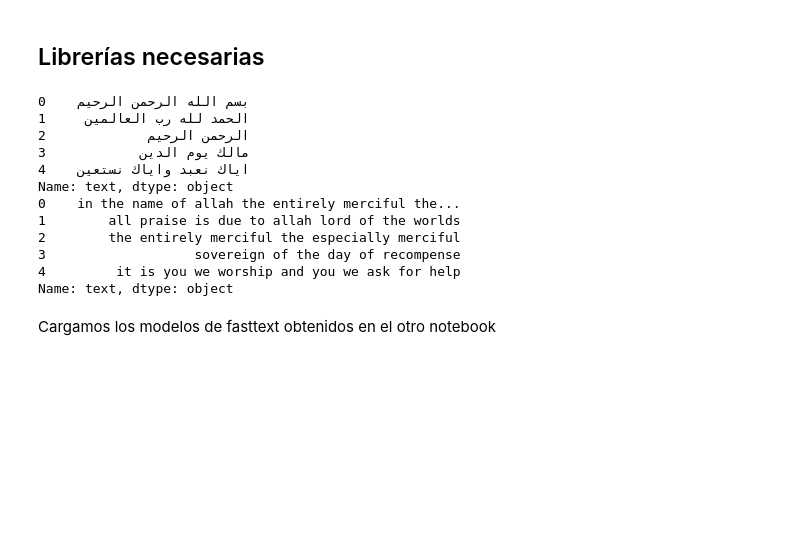
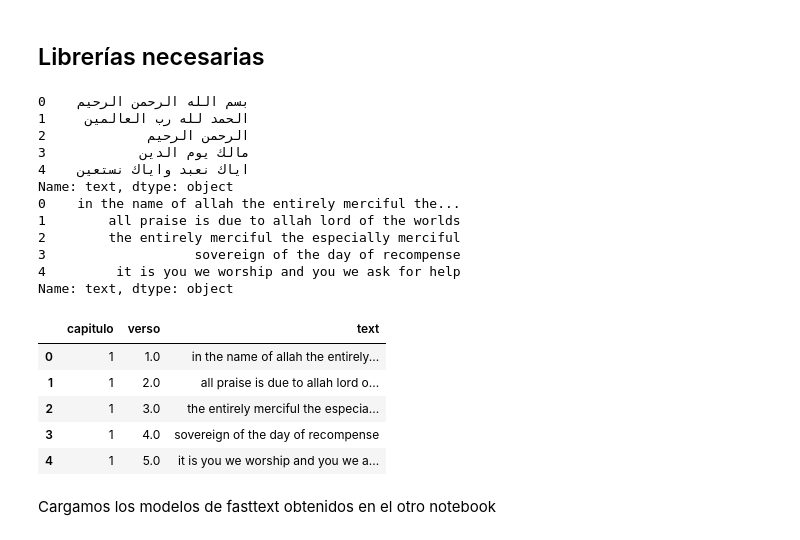
Before and after one commit to UnaiOlaiz/NLP-Group-Project, a Jupyter notebook: src/Generador de Topics + Clustering.ipynb, the cells around one changed output. Saved outputs shown, nothing was run; the diff lists cells and outputs as text; code cells hidden in the pictures; blank space fills up the shorter version.

```diff
--- a/src/Generador de Topics + Clustering.ipynb
+++ b/src/Generador de Topics + Clustering.ipynb
@@ -18,31 +18,39 @@ from sklearn.feature_extraction.text import CountVectorizer
 from transformers import pipeline
 import seaborn as sns
 # %%
-df_ar = pd.read_csv("../data/cleaned_data/arabe_limpio.csv", names=["text"], encoding="utf-8")
+df_ar = pd.read_csv("../data/cleaned_data/arabe_limpio.csv", sep="\t", encoding="utf-8")
+df_ar.rename(columns={"Texto": "text", "Capítulo": "capitulo", "Versículo": "versiculo"}, inplace=True)
 print(df_ar["text"].head())
 
 eng_q = pd.read_csv('../data/cleaned_data/cleaned_english_quran.txt',
                     sep="|",
-                    names=["Capítulo", "Versículo", "text"],
+                    names=["capitulo", "verso", "text"],
                     engine="python",
                     quoting=3, # Necesario para evitar problemas con las comillas en el texto en inglés.
                     header=None)
 
-df_eng = pd.DataFrame(eng_q["text"])
-print(df_eng["text"].head())
+df_en = pd.DataFrame(eng_q)
+print(df_en["text"].head())
+df_en.head()
 # %% [output]
 0    بسم الله الرحمن الرحيم
 1     الحمد لله رب العالمين
 2             الرحمن الرحيم
 3            مالك يوم الدين
 4    اياك نعبد واياك نستعين
 Name: text, dtype: object
 0    in the name of allah the entirely merciful the...
 1        all praise is due to allah lord of the worlds
 2        the entirely merciful the especially merciful
 3                   sovereign of the day of recompense
 4         it is you we worship and you we ask for help
 Name: text, dtype: object
+|  | capitulo | verso | text |
+| 0 | 1 | 1.0 | in the name of allah the entirely... |
+| 1 | 1 | 2.0 | all praise is due to allah lord o... |
+| 2 | 1 | 3.0 | the entirely merciful the especia... |
+| 3 | 1 | 4.0 | sovereign of the day of recompense |
+| 4 | 1 | 5.0 | it is you we worship and you we a... |
 # %% [markdown]
 Cargamos los modelos de fasttext obtenidos en el otro notebook
 # %%
```
Also changed, not shown: parts of 13 cells of this notebook, 2 other files.
